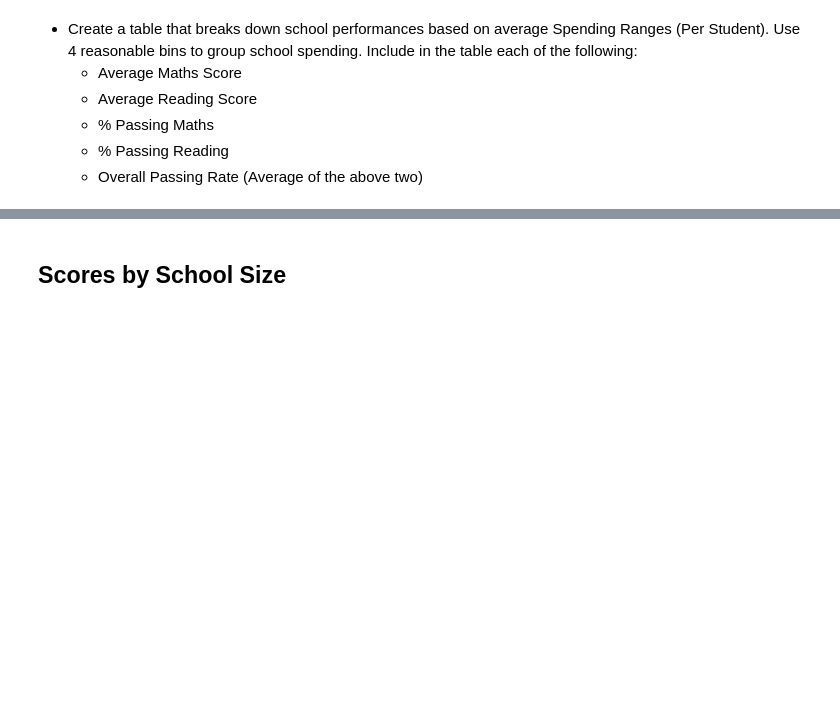
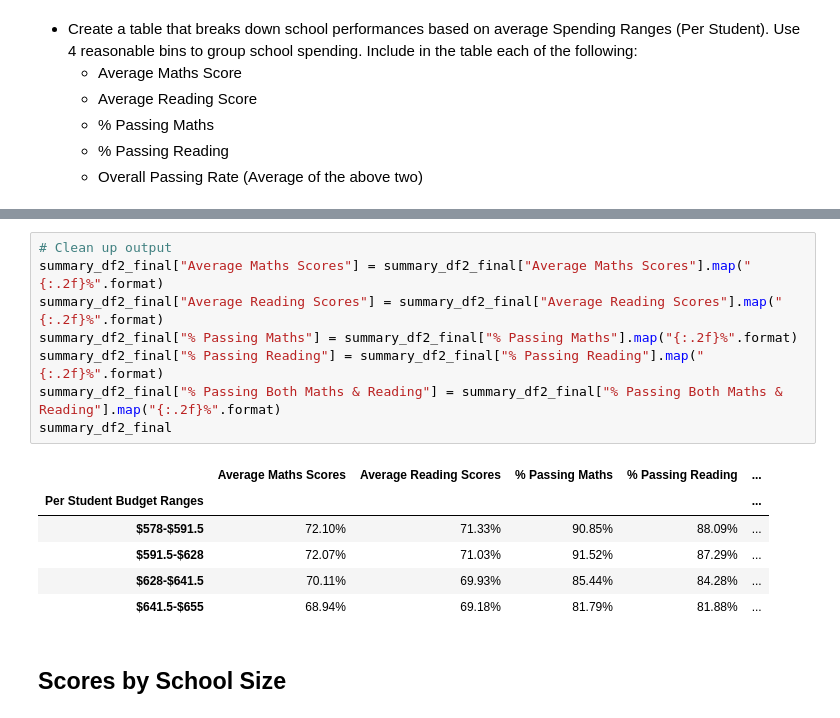
Before and after one commit to jonowood/pandas-challenge, a Jupyter notebook: PyCitySchools/PyCitySchools_starter.ipynb, the cells around one changed output, grey strips where cells are left out. Cells and saved outputs as stored; diff of their text form; blank space fills up the shorter version.

```diff
--- a/PyCitySchools/PyCitySchools_starter.ipynb
+++ b/PyCitySchools/PyCitySchools_starter.ipynb
@@ -634,3 +690,18 @@ year_results_df_r
+# %%
+# Clean up output
+summary_df2_final["Average Maths Scores"] = summary_df2_final["Average Maths Scores"].map("{:.2f}%".format)
+summary_df2_final["Average Reading Scores"] = summary_df2_final["Average Reading Scores"].map("{:.2f}%".format)
+summary_df2_final["% Passing Maths"] = summary_df2_final["% Passing Maths"].map("{:.2f}%".format)
+summary_df2_final["% Passing Reading"] = summary_df2_final["% Passing Reading"].map("{:.2f}%".format)
+summary_df2_final["% Passing Both Maths & Reading"] = summary_df2_final["% Passing Both Maths & Reading"].map("{:.2f}%".format)
+summary_df2_final
+# %% [output]
+|  | Average Maths Scores | Average Reading Scores | % Passing Maths | % Passing Reading | ... |
+| Per Student Budget Ranges |  |  |  |  | ... |
+| $578-$591.5 | 72.10% | 71.33% | 90.85% | 88.09% | ... |
+| $591.5-$628 | 72.07% | 71.03% | 91.52% | 87.29% | ... |
+| $628-$641.5 | 70.11% | 69.93% | 85.44% | 84.28% | ... |
+| $641.5-$655 | 68.94% | 69.18% | 81.79% | 81.88% | ... |
 # %% [markdown]
 ## Scores by School Size
 # %% [markdown]
```
Also changed, not shown: parts of 5 cells of this notebook.
